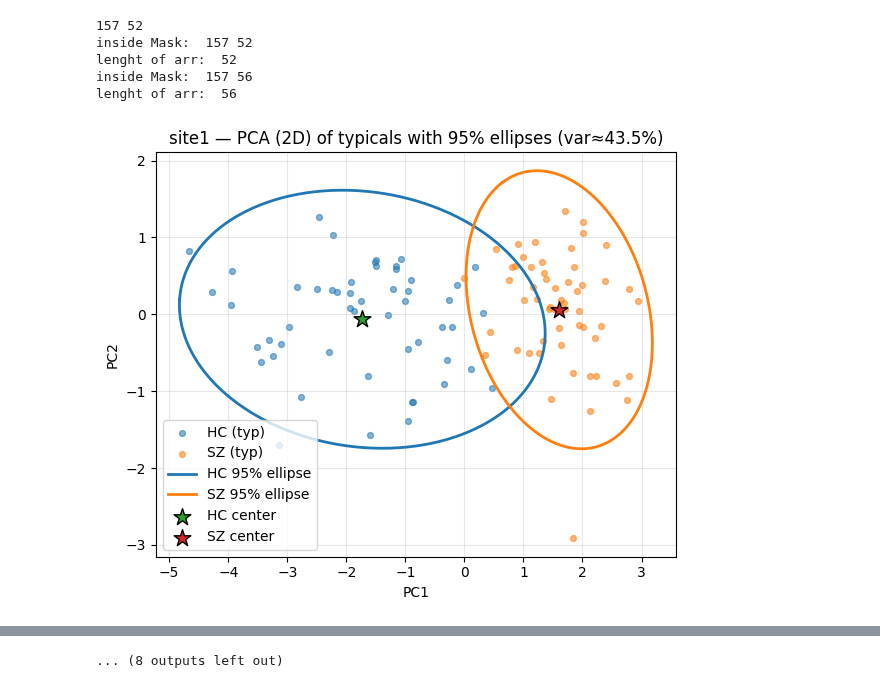
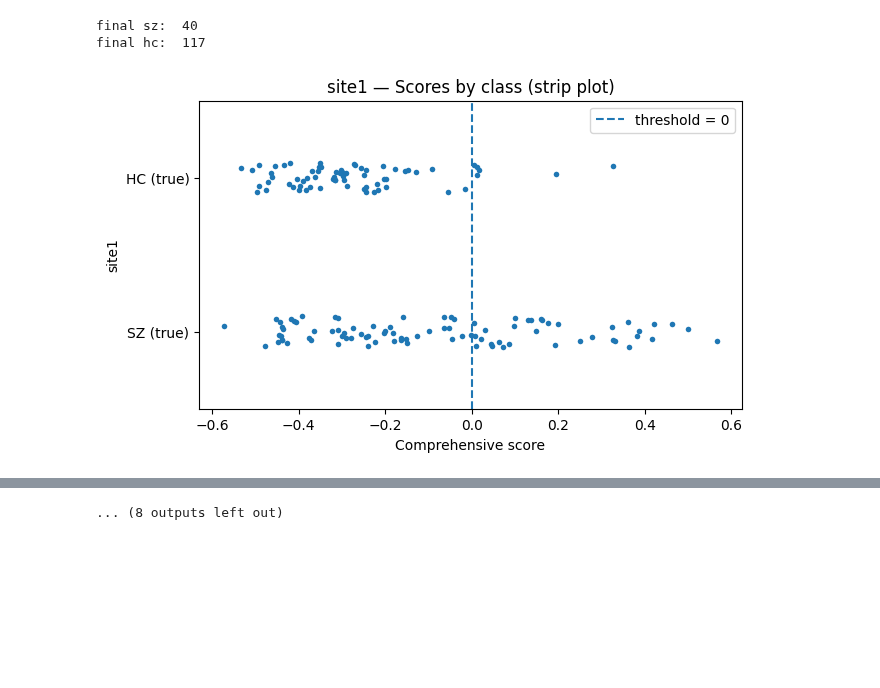
Before and after one commit to NeuroFlame/nfc-label-noise-filtering, a Jupyter notebook: notebooks/result_validation.ipynb, the cells around one changed output, grey strips where cells are left out. Saved outputs shown, nothing was run; the diff lists cells and outputs as text; code cells hidden in the pictures; blank space fills up the shorter version.

```diff
--- a/notebooks/result_validation.ipynb
+++ b/notebooks/result_validation.ipynb
@@ -49,7 +49,7 @@ import numpy as np
 
 # ---------- Config ----------
 BASE_DIR = "../nvflare_code/test_output"        # root folder
-ROUNDS = range(0, 5)            # i in 0..4
+ROUNDS = range(1, 6)            # i in 0..4
 SITES = ['site1', 'site2']                  # j in 1..2
 NPZ_NAME = "centers.npz"        # change if your file is named differently
 KEYS = ("typ_sz", "typ_hc")     # keys to count
@@ -78,14 +78,9 @@ missing_keys = defaultdict(lambda: defaultdict(int))  # missing_keys[site][key]
 for i in ROUNDS:
     for site in SITES:
         npz_path = os.path.join(BASE_DIR, f"round_{i}", site, NPZ_NAME)
-        txt_path = os.path.join(BASE_DIR, f"round_{i}", site, "selected_features.txt")
 
         if not os.path.exists(npz_path):
             missing_files.append(npz_path)
-            continue
-
-        if not os.path.exists(txt_path):
-            missing_files.append(txt_path)
             continue
 
         try:
@@ -97,9 +92,7 @@ for i in ROUNDS:
                     cnt = count_values(data[k])
                     freq[site][k].update(cnt)
 
-            with open(txt_path, "r") as f:
-                values = [int(line.strip()) for line in f if line.strip()]
-                feat_freq[site].update(values)
+                feat_freq[site].update(data['selected_features'])
 
         except Exception as e:
             print(f"[WARN] Failed to load {npz_path}: {e}")
@@ -283,6 +341,7 @@ def plot_pca_ellipses_typicals(
 # %%
 import numpy as np
 from scipy.constants import R
+import csv
 
 try:
     from sklearn.covariance import LedoitWolf
@@ -378,57 +437,70 @@ def distances_to_center_typicals(
 
 for i in ROUNDS:
     for site in SITES:
         center_path = os.path.join(BASE_DIR, f'round_{i}', site, 'centers.npz')
+        score_path = os.path.join(BASE_DIR, f'round_{i}', site, f'{site}.csv')
 
         raw_center = np.load(center_path)
         centers = {key: raw_center[key] for key in raw_center.files}
+        score_df = pd.read_csv(score_path)
+
+        final_sz_count = (score_df["average"] > 0).sum()
+        final_hc_count = len(score_df) - final_sz_count
+
+        print("final sz: ", final_sz_count)
+        print("final hc: ", final_hc_count)
 
         data_path = os.path.join(BASE_DIR, f'round_{i}', site, f'{site}.mat')
         data = load_result_matfile(data_path)[site]
-
         labels = data[:,-1]
         data = data[:, :-1]
 
+        # print(data)
         selected_features = centers['selected_features']
         typical_sz_ind = centers['typ_sz']
         typical_hc_ind = centers['typ_hc']
         center_hc = centers['center_hc'][0]
         center_sz = centers['center_sz'][0]
 
         # print(data.shape)
-        # print(len(labels))
-        # print(len(selected_features))
-        # print(len(center_hc))
-        # print(len(center_sz))
-        # print(len(typical_hc_ind))
-        # print(len(typical_sz_ind))
+        # print("labels: ", len(labels))
+        # print("selected_features: ", len(selected_features))
+        # print("center_hc: ", len(center_hc))
+        # print("center_sz: ", len(center_sz))
+        # print("typical_hc_ind: ", len(typical_hc_ind))
+        # print("typical_sz_ind: ", len(typical_sz_ind))
 
         # break
-        ans = distances_to_center_typicals (
-            data, labels,
-            centers['selected_features'], centers['center_hc'],
-            centers['center_sz'], centers['typ_hc'], centers['typ_sz']
-        )
+        # ans = distances_to_center_typicals (
+        #     data, labels,
+        #     centers['selected_features'], centers['center_hc'],
+        #     centers['center_sz'], centers['typ_hc'], centers['typ_sz']
+        # )
 
 
         # plot_distance_boxplots(ans, site_name=f"Site {site}")
         # plot_distance_ecdfs(ans, site_name=f"Site {site}")
 
-        plot_pca_ellipses_typicals(
-            data,
-            centers['selected_features'],
-            centers['typ_hc'],
-            centers['typ_sz'],
-            centers['center_hc'],
-            centers['center_sz'],
-            site
+        # plot_pca_ellipses_typicals(
+        #     data,
+        #     centers['selected_features'],
+        #     centers['typ_hc'],
+        #     centers['typ_sz'],
+        #     centers['center_hc'],
+        #     centers['center_sz'],
+        #     site
+        # )
+
+        evaluate_and_plot_score_classifier(
+            score_df,
+            score_col=None,        # last column by default
+            label_col=site,     # or None to let it infer
+            outdir=os.path.join(BASE_DIR, f'round_{i}', site),
+            site_name=site,
+            show=True
         )
-
         # print(ans)
 # %% [output]
-157 52
-inside Mask:  157 52
-lenght of arr:  52
-inside Mask:  157 56
-lenght of arr:  56
+final sz:  40
+final hc:  117
-[figure, old version]
+[figure, new version]
```
Also changed, not shown: parts of 3 cells of this notebook, 15 other files.
